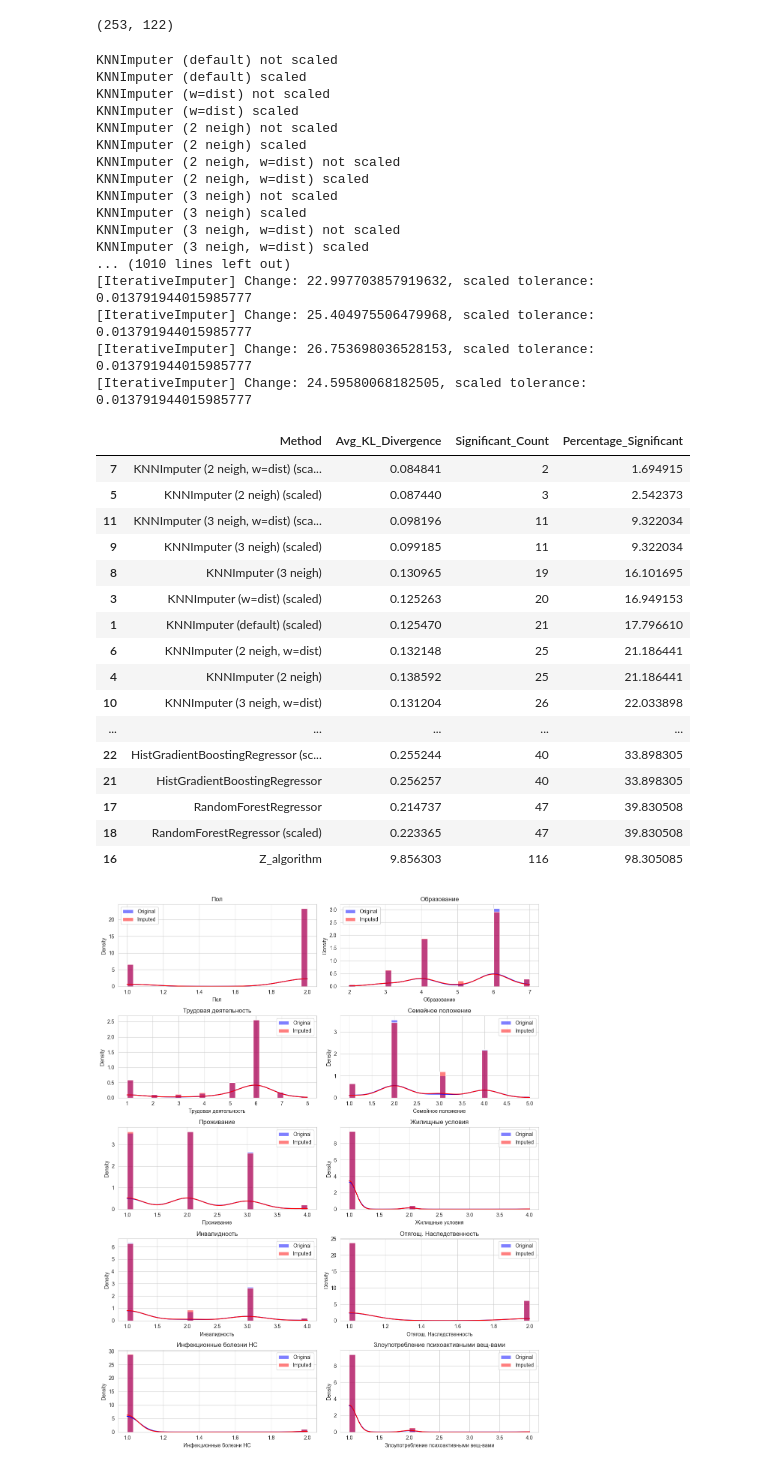
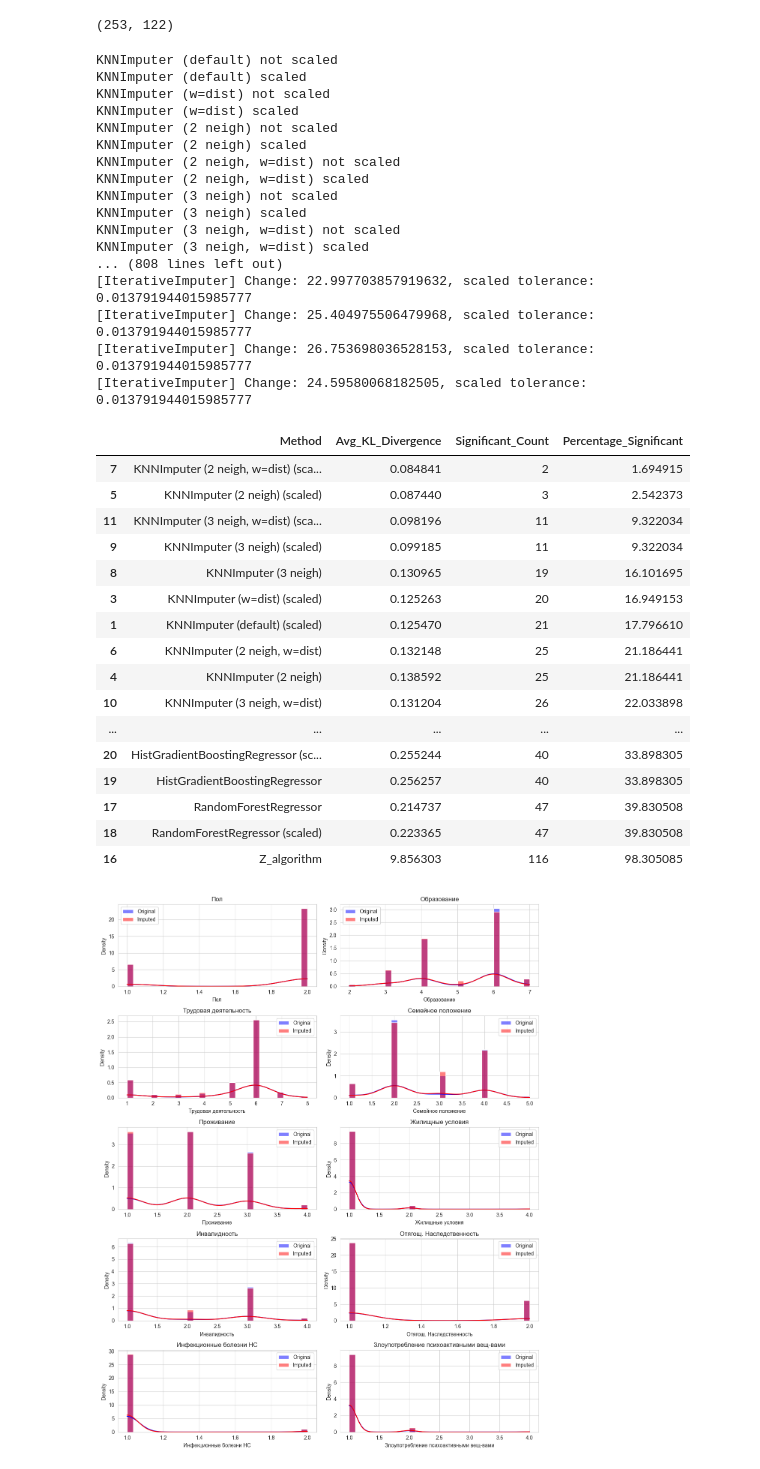
Before and after one commit to YueyOare/VKR, a Jupyter notebook: data/preprocessing.ipynb, the cells around one changed output. Drawn from its saved outputs; the diff is of its cells as text; code cells hidden in the pictures.

```diff
--- a/data/preprocessing.ipynb
+++ b/data/preprocessing.ipynb
@@ -248,7 +248,6 @@ def run_imputation_and_store(name, imputer, df_base, all_dfs, int_cols, cat_cols
 
 models = {
     "RandomForestRegressor": RandomForestRegressor(n_estimators=100, max_depth=5, n_jobs=-1, random_state=42),
-    "BayesianRidge": BayesianRidge(),
     "HistGradientBoostingRegressor": HistGradientBoostingRegressor(max_iter=100, max_depth=5, random_state=42)
 }
 
@@ -287,36 +286,36 @@ final_results_df = evaluate_methods(df_cleaned, all_imputed_dfs)
 final_results_df
 # %% [output]
 KNNImputer (default) not scaled
 KNNImputer (default) scaled
 KNNImputer (w=dist) not scaled
 KNNImputer (w=dist) scaled
 KNNImputer (2 neigh) not scaled
 KNNImputer (2 neigh) scaled
 KNNImputer (2 neigh, w=dist) not scaled
 KNNImputer (2 neigh, w=dist) scaled
 KNNImputer (3 neigh) not scaled
 KNNImputer (3 neigh) scaled
 KNNImputer (3 neigh, w=dist) not scaled
 KNNImputer (3 neigh, w=dist) scaled
-... (1010 lines left out)
+... (808 lines left out)
 [IterativeImputer] Change: 22.997703857919632, scaled tolerance: 0.013791944015985777
 [IterativeImputer] Change: 25.404975506479968, scaled tolerance: 0.013791944015985777
 [IterativeImputer] Change: 26.753698036528153, scaled tolerance: 0.013791944015985777
 [IterativeImputer] Change: 24.59580068182505, scaled tolerance: 0.013791944015985777
 |  | Method | Avg_KL_Divergence | Significant_Count | Percentage_Significant |
 | 7 | KNNImputer (2 neigh, w=dist) (sca... | 0.084841 | 2 | 1.694915 |
 | 5 | KNNImputer (2 neigh) (scaled) | 0.087440 | 3 | 2.542373 |
 | 11 | KNNImputer (3 neigh, w=dist) (sca... | 0.098196 | 11 | 9.322034 |
 | 9 | KNNImputer (3 neigh) (scaled) | 0.099185 | 11 | 9.322034 |
 | 8 | KNNImputer (3 neigh) | 0.130965 | 19 | 16.101695 |
 | 3 | KNNImputer (w=dist) (scaled) | 0.125263 | 20 | 16.949153 |
 | 1 | KNNImputer (default) (scaled) | 0.125470 | 21 | 17.796610 |
 | 6 | KNNImputer (2 neigh, w=dist) | 0.132148 | 25 | 21.186441 |
 | 4 | KNNImputer (2 neigh) | 0.138592 | 25 | 21.186441 |
 | 10 | KNNImputer (3 neigh, w=dist) | 0.131204 | 26 | 22.033898 |
 | ... | ... | ... | ... | ... |
-| 22 | HistGradientBoostingRegressor (sc... | 0.255244 | 40 | 33.898305 |
-| 21 | HistGradientBoostingRegressor | 0.256257 | 40 | 33.898305 |
+| 20 | HistGradientBoostingRegressor (sc... | 0.255244 | 40 | 33.898305 |
+| 19 | HistGradientBoostingRegressor | 0.256257 | 40 | 33.898305 |
 | 17 | RandomForestRegressor | 0.214737 | 47 | 39.830508 |
 | 18 | RandomForestRegressor (scaled) | 0.223365 | 47 | 39.830508 |
 | 16 | Z_algorithm | 9.856303 | 116 | 98.305085 |
```
Also changed, not shown: parts of 2 cells of this notebook, 3 other files.
